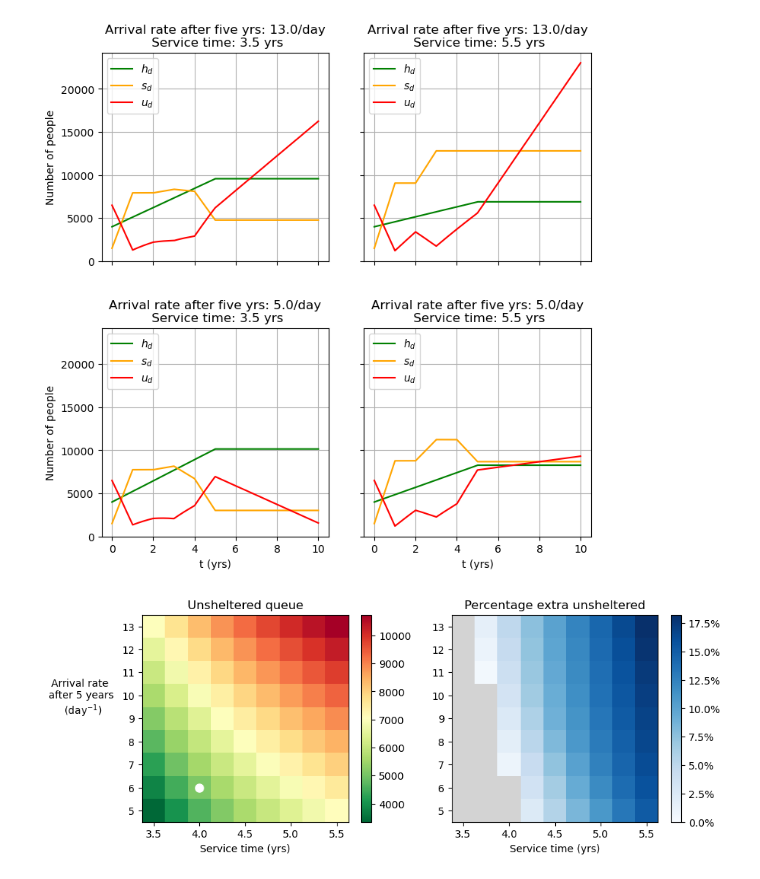
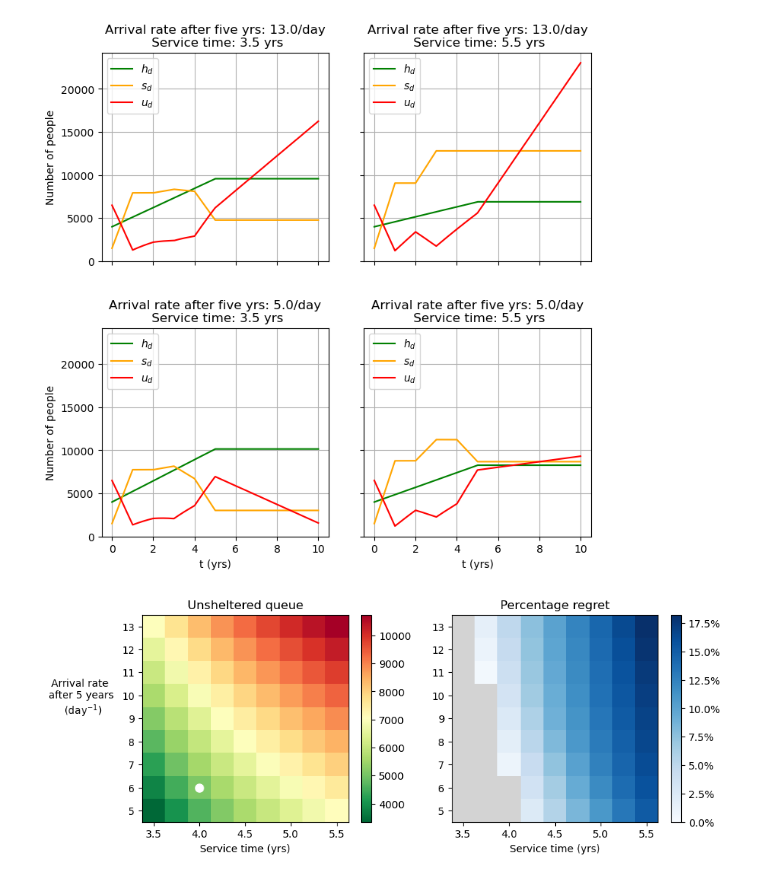
Before and after one commit to grahamburgess3/tvcp, a Jupyter notebook: NumericalResults.ipynb, the cells around one changed output. Cells and saved outputs as stored; diff of their text form; code cells hidden in the pictures.

Commit message:
clarify regret

```diff
--- a/NumericalResults.ipynb
+++ b/NumericalResults.ipynb
@@ -511,32 +511,32 @@ axs[1].pcolormesh(
     zorder=10  # make sure it sits on top
 )
 for spine in axs[1].spines.values():
     spine.set_zorder(20)
 
 # White dot for the scenario we analysed in previous sections.
 axs[0].plot(4.0, 6.0, marker='o', color='white', markersize=8)
 
 # Axes formatting
 axs[0].set_xlabel('Service time (yrs)')
 axs[0].set_ylabel('Arrival rate \n after 5 years \n (day$^{-1}$)',
                   rotation=0, labelpad=40)
 
 axs[1].set_xlabel('Service time (yrs)')
 axs[1].set_ylabel('')  # No label, but ticks remain
 
 # Color bars
 cb0 = fig.colorbar(c0, ax=axs[0])
 cb1 = fig.colorbar(c1, ax=axs[1],format=PercentFormatter(xmax=1.0))
 
 # Titles
 axs[0].set_title('Unsheltered queue')
-axs[1].set_title('Percentage extra unsheltered')
+axs[1].set_title('Percentage regret')
 
 # Adjust padding between subplots
 plt.subplots_adjust(wspace=0.2, top=0.8)  # wspace = horizontal gap
 
 plt.savefig('sensitivity_extra_unsheltered.png', dpi=1000, bbox_inches='tight')
 
 plt.show()
 # %% [output]
-[figure, old version]
+[figure, new version]
```
Also changed, not shown: parts of 5 cells of this notebook, 1 other file.
